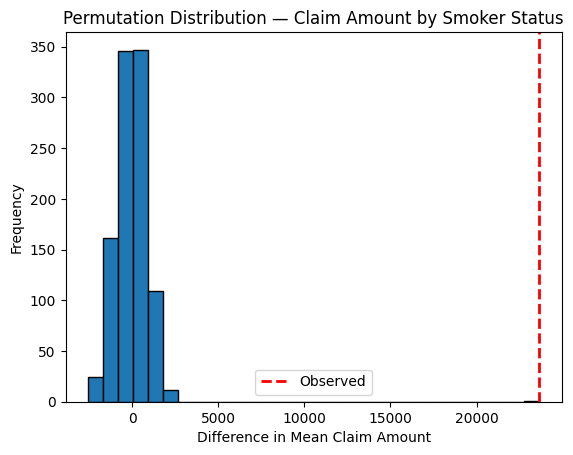
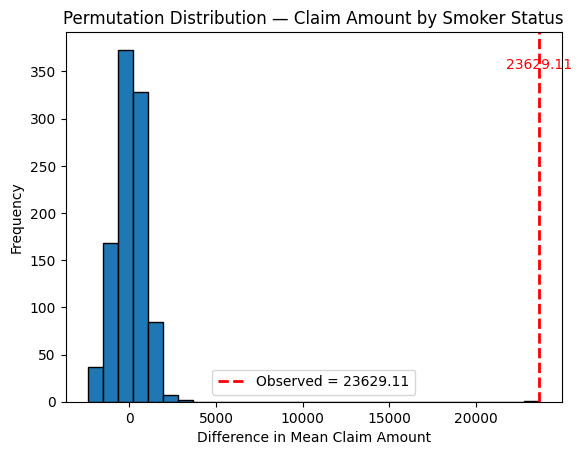
Code edit (unified diff) that turned the first committed figure into the second:
--- before
+++ after
@@ -1,5 +1,22 @@
 # Plot permutation distribution
 plt.hist(replicates["replicates"], bins=30, edgecolor="black")
-plt.axvline(observed_diff, color="red", linestyle="--", linewidth=2, label="Observed")
+
+plt.axvline(
+    observed_diff,
+    color="red",
+    linestyle="--",
+    linewidth=2,
+    label=f"Observed = {observed_diff:.2f}"
+)
+
+# Add number text on the chart
+plt.text(
+    observed_diff,
+    plt.ylim()[1] * 0.9,
+    f"{observed_diff:.2f}",
+    color="red",
+    ha="center"
+)
+
 plt.xlabel("Difference in Mean Claim Amount")
 plt.ylabel("Frequency")

Commit: Final Version